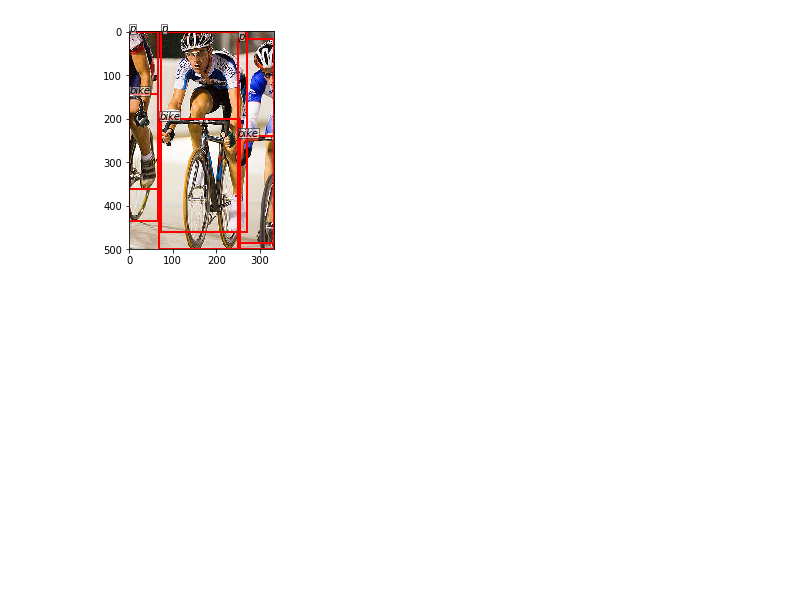
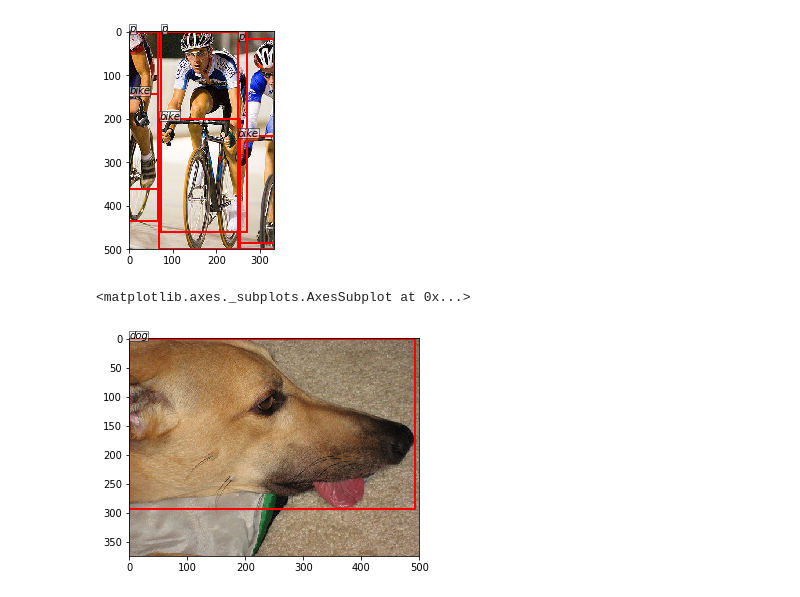
Before and after one commit to JahyaBurke/ECE285_Sauvage_Object_Detection, a Jupyter notebook: RCNN_Model_Training.ipynb, the cells around one changed output. Cells and saved outputs as stored; diff of their text form; code cells hidden in the pictures; blank space fills up the shorter version.

Commit message:
label npys

```diff
--- a/RCNN_Model_Training.ipynb
+++ b/RCNN_Model_Training.ipynb
@@ -44,8 +44,9 @@ vis_bbox(at.tonumpy(img[0]),
 <matplotlib.axes._subplots.AxesSubplot at 0x...>
 [figure]
 # %%
-from PascalVOCDataloader import PascalVOCDataloader
-dataset = PascalVOCDataloader('/datasets/ee285f-public/PascalVOC2012/')
+from PascalVOCDataloader import PascalVOCDataloader, create_split_loaders
+data_dir = '/datasets/ee285f-public/PascalVOC2012/'
+dataset = PascalVOCDataloader(data_dir)
 image, bboxes, labels = dataset[10]
 vis_bbox(at.tonumpy(image),
          at.tonumpy(bboxes),
@@ -53,3 +54,13 @@ vis_bbox(at.tonumpy(image),
 # %% [output]
 <matplotlib.axes._subplots.AxesSubplot at 0x...>
 [figure]
+# %%
+# Setup the training, validation, and testing dataloaders
+train_loader, val_loader, test_loader = create_split_loaders(data_dir,batch_size=1)
+image, bboxes, labels = next(iter(train_loader))
+vis_bbox(at.tonumpy(image[0]),
+         at.tonumpy(bboxes[0]),
+         at.tonumpy(labels[0]).reshape(-1))
+# %% [output]
+<matplotlib.axes._subplots.AxesSubplot at 0x...>
+[figure, added]
```
Also changed, not shown: parts of 4 cells of this notebook, 7 other files.
